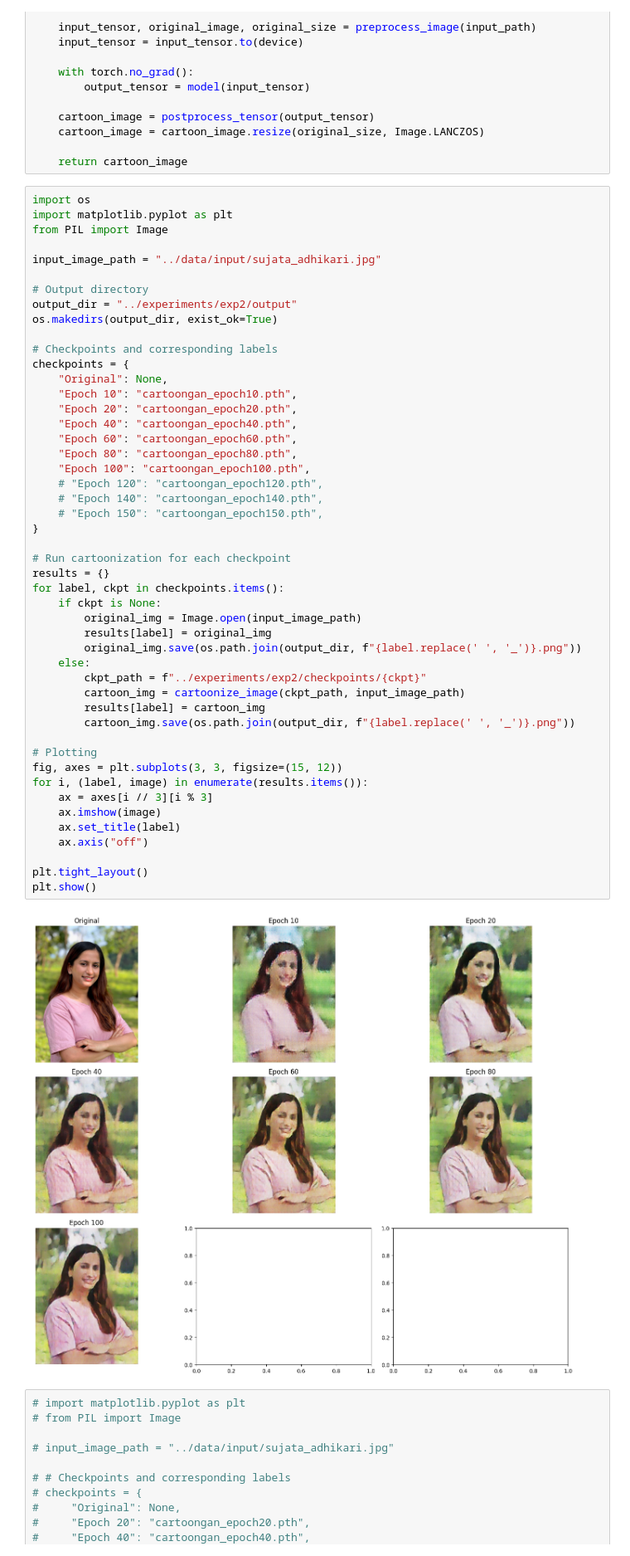
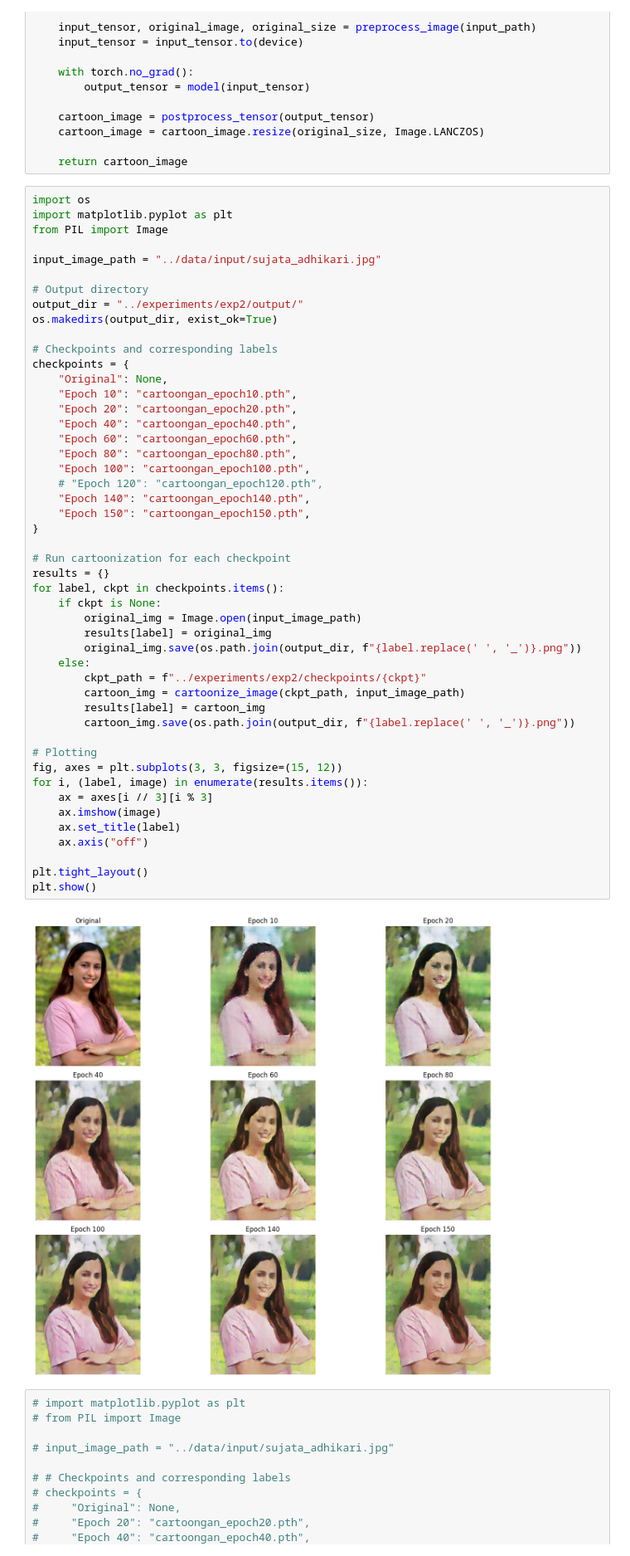
Before and after one commit to simrant27/CatoonifyMe, a Jupyter notebook: notebook/Interface.ipynb, the cells around one changed output. Shown at 83% size. Saved outputs shown, nothing was run; the diff lists cells and outputs as text.

```diff
--- a/notebook/Interface.ipynb
+++ b/notebook/Interface.ipynb
@@ -98,7 +98,7 @@ from PIL import Image
 input_image_path = "../data/input/sujata_adhikari.jpg"
 
 # Output directory
-output_dir = "../experiments/exp2/output"
+output_dir = "../experiments/exp2/output/"
 os.makedirs(output_dir, exist_ok=True)
 
 # Checkpoints and corresponding labels
@@ -110,36 +110,36 @@ checkpoints = {
     "Epoch 60": "cartoongan_epoch60.pth",
     "Epoch 80": "cartoongan_epoch80.pth",
     "Epoch 100": "cartoongan_epoch100.pth",
     # "Epoch 120": "cartoongan_epoch120.pth",
-    # "Epoch 140": "cartoongan_epoch140.pth",
-    # "Epoch 150": "cartoongan_epoch150.pth",
+    "Epoch 140": "cartoongan_epoch140.pth",
+    "Epoch 150": "cartoongan_epoch150.pth",
 }
 
 # Run cartoonization for each checkpoint
 results = {}
 for label, ckpt in checkpoints.items():
     if ckpt is None:
         original_img = Image.open(input_image_path)
         results[label] = original_img
         original_img.save(os.path.join(output_dir, f"{label.replace(' ', '_')}.png"))
     else:
         ckpt_path = f"../experiments/exp2/checkpoints/{ckpt}"
         cartoon_img = cartoonize_image(ckpt_path, input_image_path)
         results[label] = cartoon_img
         cartoon_img.save(os.path.join(output_dir, f"{label.replace(' ', '_')}.png"))
 
 # Plotting
 fig, axes = plt.subplots(3, 3, figsize=(15, 12))
 for i, (label, image) in enumerate(results.items()):
     ax = axes[i // 3][i % 3]
     ax.imshow(image)
     ax.set_title(label)
     ax.axis("off")
 
 plt.tight_layout()
 plt.show()
 # %% [output]
-[figure, old version]
+[figure, new version]
 # %%
 # import matplotlib.pyplot as plt
 # from PIL import Image
```
Also changed, not shown: 18 other files.
